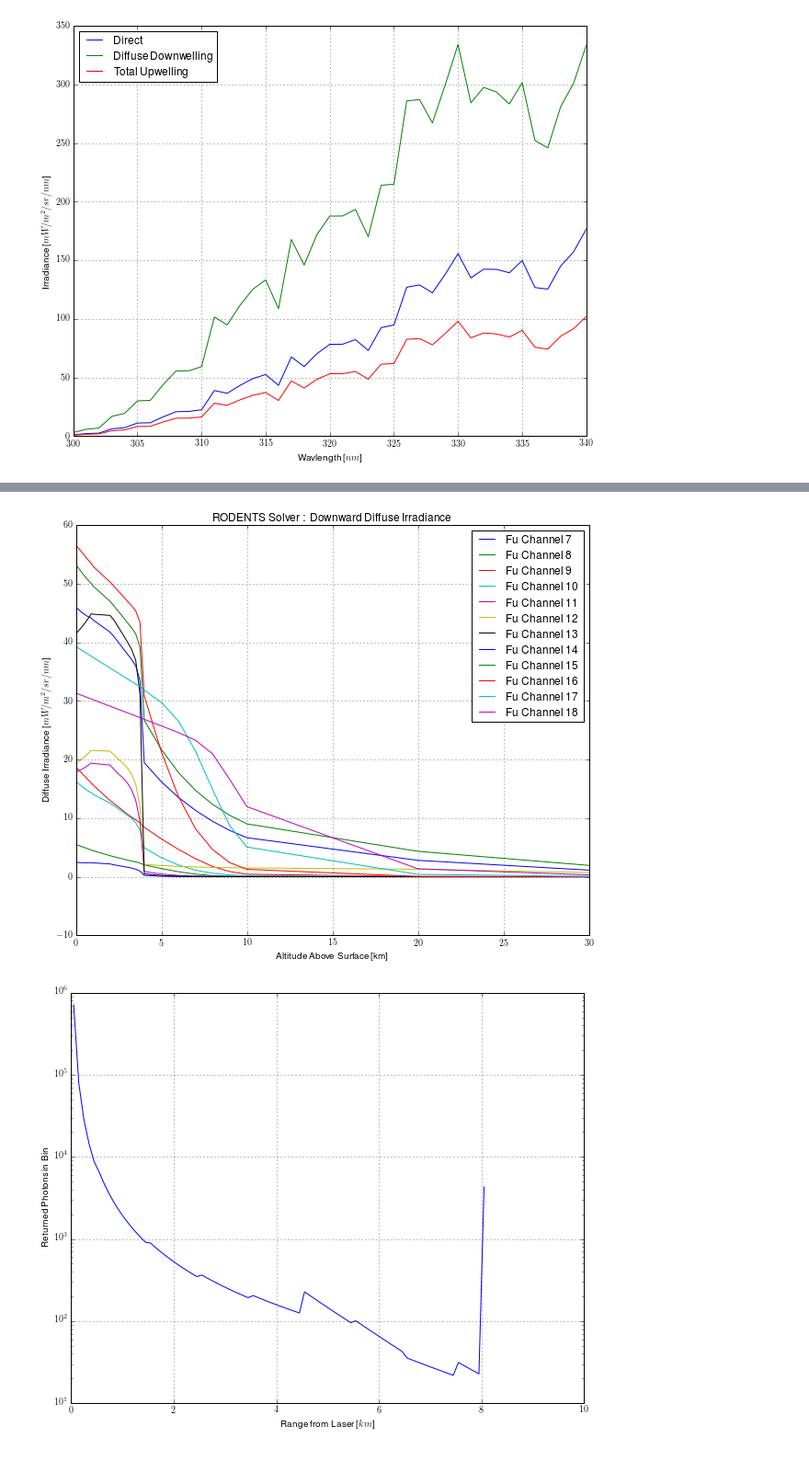
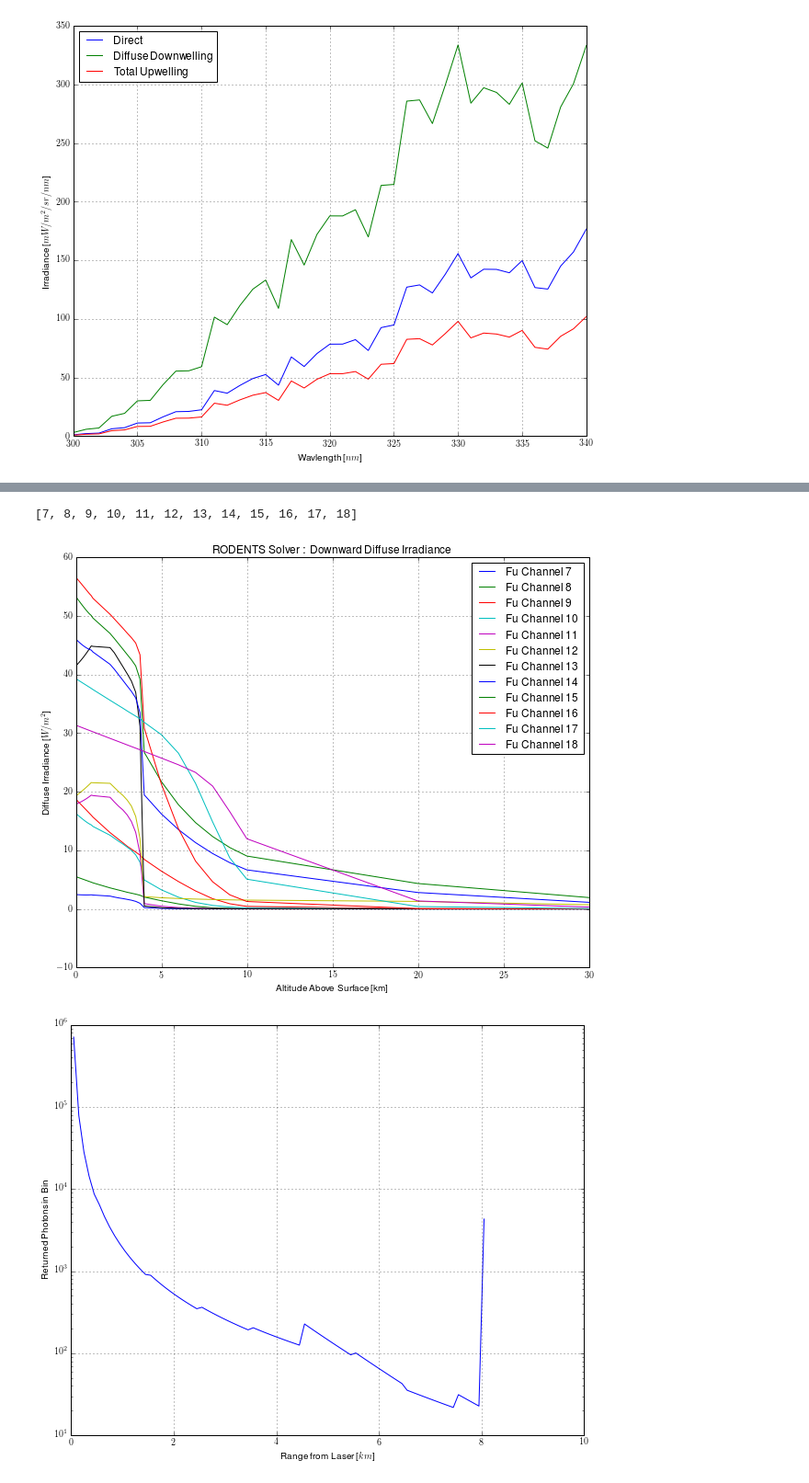
Before and after one commit to derekjgriffith/nbMORTICIA, a Jupyter notebook: rad/02a-libRadtranTutorial.ipynb, the cells around one changed output, grey strips where cells are left out. Shown: that part at 92% size. Saved outputs shown, nothing was run; the diff lists cells and outputs as text; code cells hidden in the pictures.

```diff
--- a/rad/02a-libRadtranTutorial.ipynb
+++ b/rad/02a-libRadtranTutorial.ipynb
@@ -74,16 +113,20 @@ libRadCase=librad.Case(filename='examples/UVSPEC_RODENTS_ZOUT_THERMAL.INP')
 # %%
 libRadCase.readout()
+# %%
+libRadCase.wavelength_index_range
+# %% [output]
+[7, 8, 9, 10, 11, 12, 13, 14, 15, 16, 17, 18]
 # %%
 plt.figure(figsize=(10,8))
 plt.plot(libRadCase.zout, libRadCase.edn)
 plt.title('RODENTS Solver : Downward Diffuse Irradiance')
 plt.xlabel('Altitude Above Surface [km]')
-plt.ylabel('Diffuse Irradiance [$mW/m^2/sr$]')
-plt.legend(['Fu Channel ' + str(chan) for chan in range(7,19)])
+plt.ylabel('Diffuse Irradiance' + ' [$' + libRadCase.irrad_units_str() + '$]')
+plt.legend(['Fu Channel ' + str(chan) for chan in libRadCase.wavelength_index_range])
 plt.xlim([0,30])
 plt.grid()
 # %% [output]
-[figure, old version]
+[figure, new version]
 # %%
 # Lidar solver example
 # The lidar is at an altitude of 8.55 km, looking straight down
```
Also changed, not shown: parts of 38 cells of this notebook, 3 other files.
